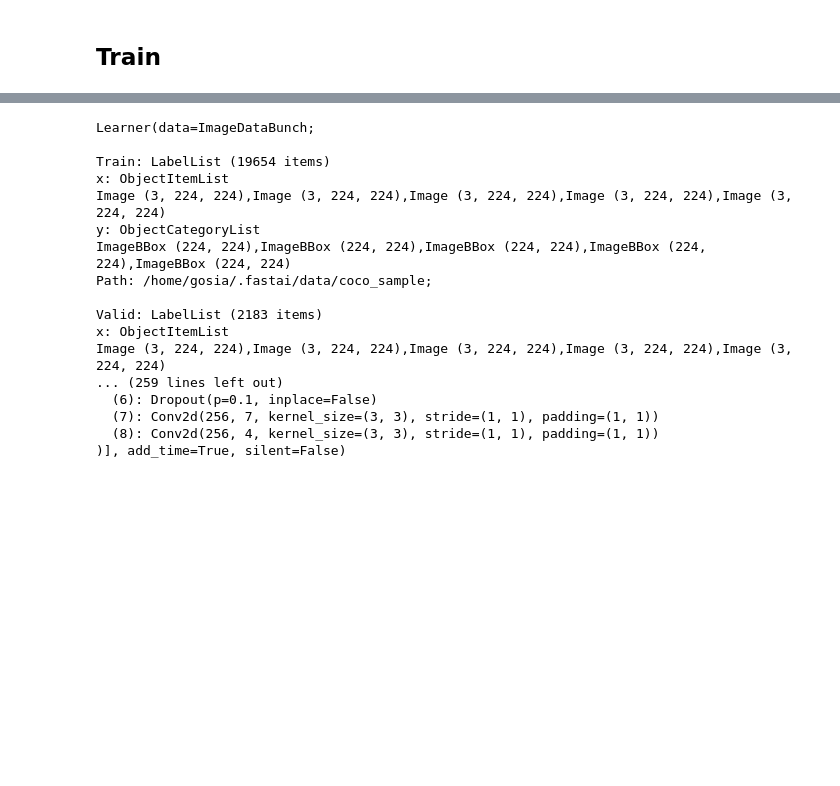
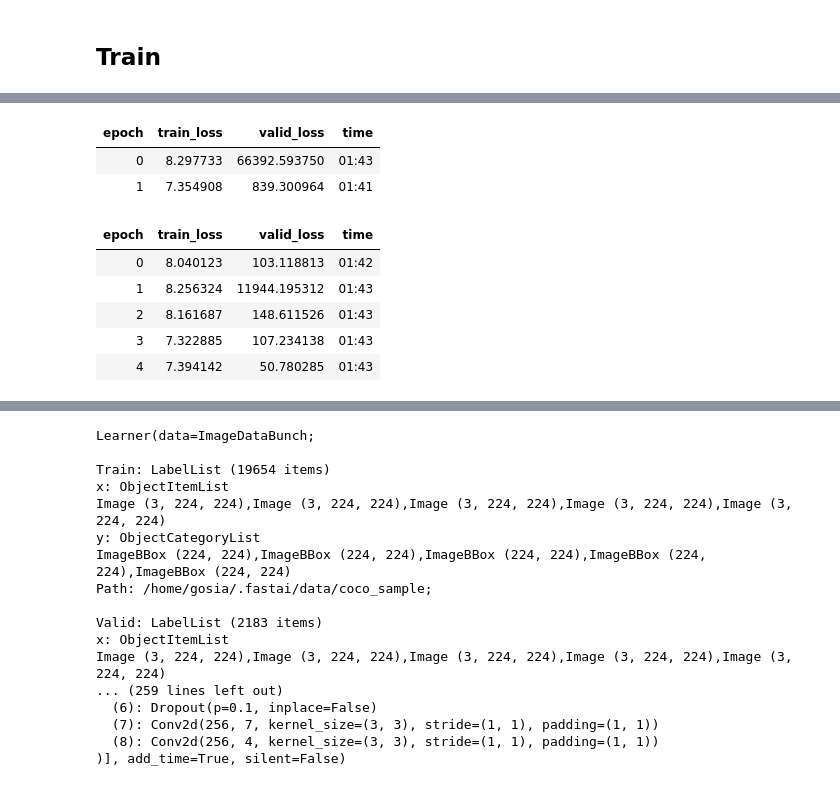
Before and after one commit to chosia/fastai-coco-object-detection, a Jupyter notebook: coco-object-detection.ipynb, the cells around one changed output, grey strips where cells are left out. Cells and saved outputs as stored; diff of their text form; code cells hidden in the pictures; blank space fills up the shorter version.

```diff
--- a/coco-object-detection.ipynb
+++ b/coco-object-detection.ipynb
@@ -1008,3 +1013,16 @@ learn = cnn_learner(data, models.resnet34, loss_func=ssd_loss, custom_head=head_
 # %%
-# lr=3e-2
-# learn.fit_one_cycle(2, lr)
+lr=3e-2
+learn.fit_one_cycle(10, lr)
+# %% [output]
+| epoch | train_loss | valid_loss | time |
+| 0 | 8.297733 | 66392.593750 | 01:43 |
+| 1 | 7.354908 | 839.300964 | 01:41 |
+# %%
+learn.fit_one_cycle(5, lr)
+# %% [output]
+| epoch | train_loss | valid_loss | time |
+| 0 | 8.040123 | 103.118813 | 01:42 |
+| 1 | 8.256324 | 11944.195312 | 01:43 |
+| 2 | 8.161687 | 148.611526 | 01:43 |
+| 3 | 7.322885 | 107.234138 | 01:43 |
+| 4 | 7.394142 | 50.780285 | 01:43 |
```
Also changed, not shown: parts of 14 cells of this notebook.
